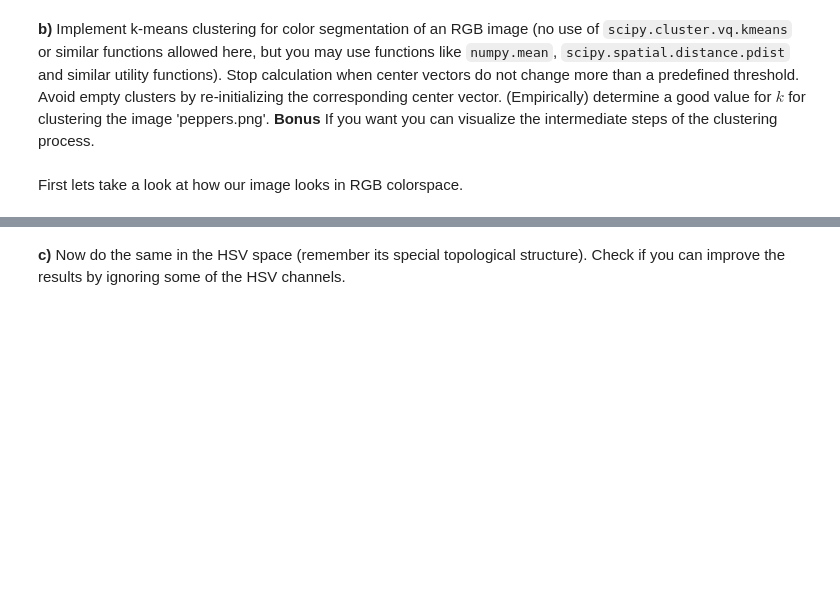
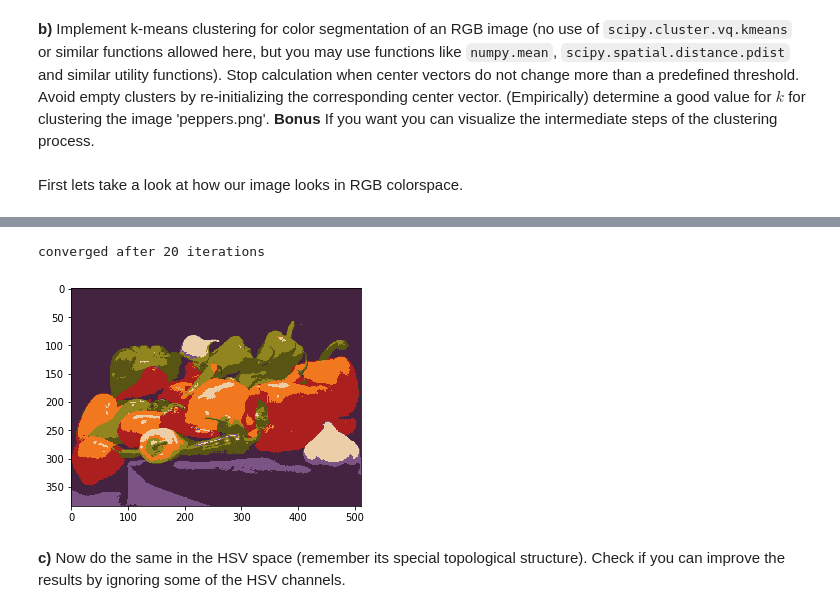
Before and after one commit to shorty-longbottom97/Computer_Vision, a Jupyter notebook: sheet05/sheet05.ipynb, the cells around one changed output, grey strips where cells are left out. Cells and saved outputs as stored; diff of their text form; code cells hidden in the pictures; blank space fills up the shorter version.

```diff
--- a/sheet05/sheet05.ipynb
+++ b/sheet05/sheet05.ipynb
@@ -213,35 +219,61 @@ ret = ax.scatter(vec[:, 0], vec[:, 1], vec[:, 2], c=vec_scaled, marker='.')
 import numpy as np
 from scipy.spatial import distance
 from IPython import display
 from skimage import io
 import time
 import matplotlib.pyplot as plt
 %matplotlib inline
 
 
-def kmeans_rgb(img, k, threshold=0, do_display=None):
+def kmeans_rgb(img, k, threshold=0, do_display=False):
     """
     k-means clustering in RGB space.
 
     Arguments:
         img (numpy.ndarray): an RGB image
         k (int): the number of clusters
         threshold (float): Maximal change for convergence criterion.
         do_display (bool): Whether or not to plot, intermediate steps.
 
     Result:
         cluster (numpy.ndarray): an array of the same size as `img`,
             containing for each pixel the cluster it belongs to
         centers (numpy.ndarray): an array
     """
-    # YOUR CODE HERE
+    # initialize reference vectors
+    centroids = np.array([np.random.randint(255, size=3) for _ in range(k)])
+    flat_img = np.reshape(img, (np.prod(img.shape[:-1]), 3))
 
+    change = np.inf
+    step = 0
+    while change > threshold:
+        change = 0
+        dist = distance.cdist(flat_img, centroids)
+        labels = np.array([np.argmin(dist[i,:]) for i in range(len(dist))])
+        labels = np.reshape(labels, img.shape[:-1])
+        label_set = np.unique(labels)
+        for i in range(k):
+            if i in label_set:
+                colours_in_label = img[labels == i]
+                new_centroid = np.array([np.average(colours_in_label[:,channel]) for channel in range(3)]).astype(np.int32)
+            else:
+                new_centroid = np.random.randint(255, size=3).astype(np.int32)
+
+            change += sum(abs(centroids[i]-new_centroid))
+            centroids[i] = new_centroid
+
+        step += 1
+    print("converged after {} iterations".format(step))
+    return labels, centroids
 
 img = io.imread('images/peppers.png')
 
 cluster, centers = kmeans_rgb(img, k=7, threshold=0, do_display=True)
 plt.imshow(centers[cluster])
 plt.show()
+# %% [output]
+converged after 20 iterations
+[figure, added]
 # %% [markdown]
 **c)** Now do the same in the HSV space (remember its special topological structure). Check if you can improve the results by ignoring some of the HSV channels.
 # %%
```
Also changed, not shown: parts of 3 cells of this notebook.
